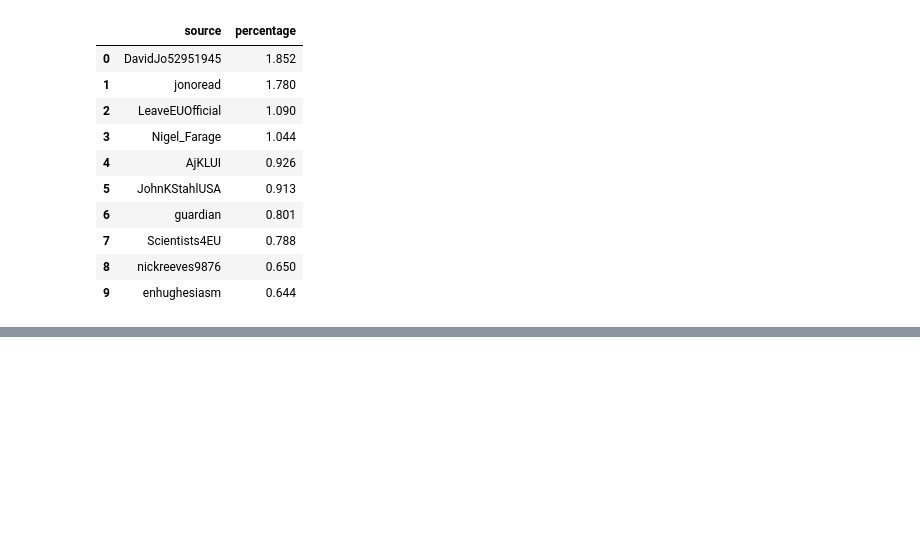
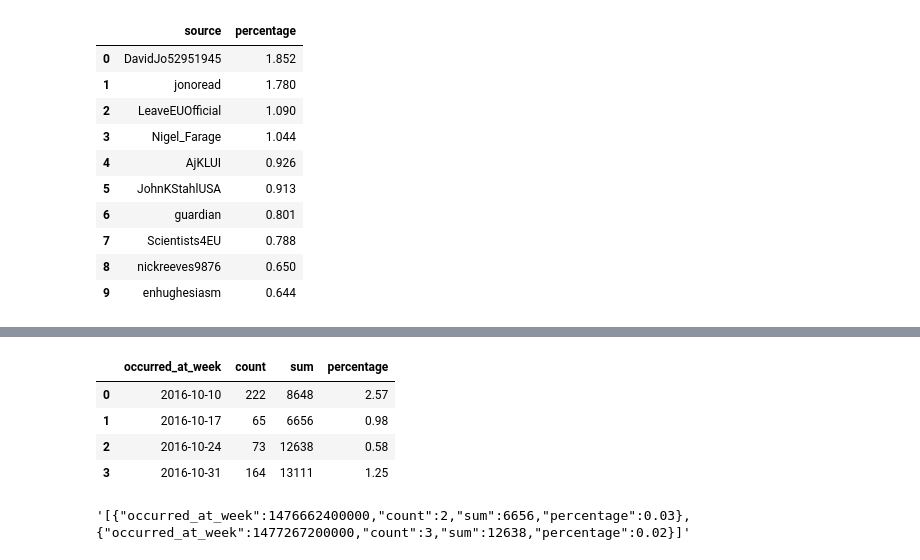
Before and after one commit to Monsk/tweet_capture_app, a Jupyter notebook: Tweet data playground.ipynb, the cells around one changed output, grey strips where cells are left out. Cells and saved outputs as stored; diff of their text form; code cells hidden in the pictures; blank space fills up the shorter version.

```diff
--- a/Tweet data playground.ipynb
+++ b/Tweet data playground.ipynb
@@ -191,0 +198,56 @@ AttributeError: 'list' object has no attribute 'keys'
+# %%
+from datetime import datetime, timedelta
+
+kw = lambda x: timedelta(days=x.weekday())
+
+datedTweets = tweets
+
+datedTweets.occurred_at = pd.DatetimeIndex(datedTweets.occurred_at).normalize()
+datedTweets['occurred_at_week'] = datedTweets.occurred_at - datedTweets.occurred_at.map(kw)
+sumTweets = datedTweets.groupby(datedTweets['occurred_at_week']).text.count()
+filterTweets = datedTweets[datedTweets.text.str.contains('pound')]
+
+wordCounts = filterTweets.groupby(filterTweets['occurred_at_week']).text.count()
+
+# wordCounts.rename('count', inplace=True)
+wordCounts = wordCounts.reset_index()
+sumTweets = sumTweets.reset_index()
+
+wordSummary = wordCounts.merge(sumTweets, left_on='occurred_at_week', right_on='occurred_at_week')
+wordSummary = wordSummary.rename(columns={'text_x': 'count', 'text_y': 'sum'})
+wordSummary['percentage'] = (100 * wordSummary['count'] / wordSummary['sum']).round(2)
+wordSummary
+# sumTweets
+# %% [output]
+|  | occurred_at_week | count | sum | percentage |
+| 0 | 2016-10-10 | 222 | 8648 | 2.57 |
+| 1 | 2016-10-17 | 65 | 6656 | 0.98 |
+| 2 | 2016-10-24 | 73 | 12638 | 0.58 |
+| 3 | 2016-10-31 | 164 | 13111 | 1.25 |
+# %%
+from datetime import datetime, timedelta
+
+def getWordFrequency(tweets, filterString):
+    kw = lambda x: timedelta(days=x.weekday())
+
+    datedTweets = tweets
+
+    datedTweets.occurred_at = pd.DatetimeIndex(datedTweets.occurred_at).normalize()
+    datedTweets['occurred_at_week'] = datedTweets.occurred_at - datedTweets.occurred_at.map(kw)
+    sumTweets = datedTweets.groupby(datedTweets['occurred_at_week']).text.count()
+    filterTweets = datedTweets[datedTweets.text.str.contains(filterString)]
+
+    wordCounts = filterTweets.groupby(filterTweets['occurred_at_week']).text.count()
+
+    # wordCounts.rename('count', inplace=True)
+    wordCounts = wordCounts.reset_index()
+    sumTweets = sumTweets.reset_index()
+
+    wordSummary = wordCounts.merge(sumTweets, left_on='occurred_at_week', right_on='occurred_at_week')
+    wordSummary = wordSummary.rename(columns={'text_x': 'count', 'text_y': 'sum'})
+    wordSummary['percentage'] = (100 * wordSummary['count'] / wordSummary['sum']).round(2)
+    return wordSummary
+
+getWordFrequency(tweets, 'sausage').to_json(orient='records')
+# %% [output]
+'[{"occurred_at_week":1476662400000,"count":2,"sum":6656,"percentage":0.03},{"occurred_at_week":1477267200000,"count":3,"sum":12638,"percentage":0.02}]'
```
Also changed, not shown: parts of 3 cells of this notebook, 6 other files.
